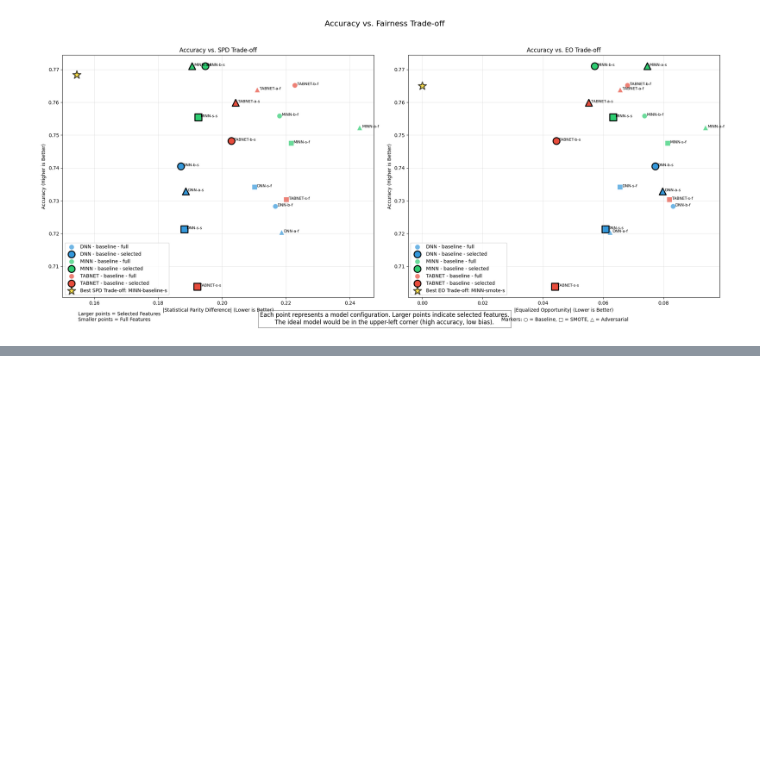
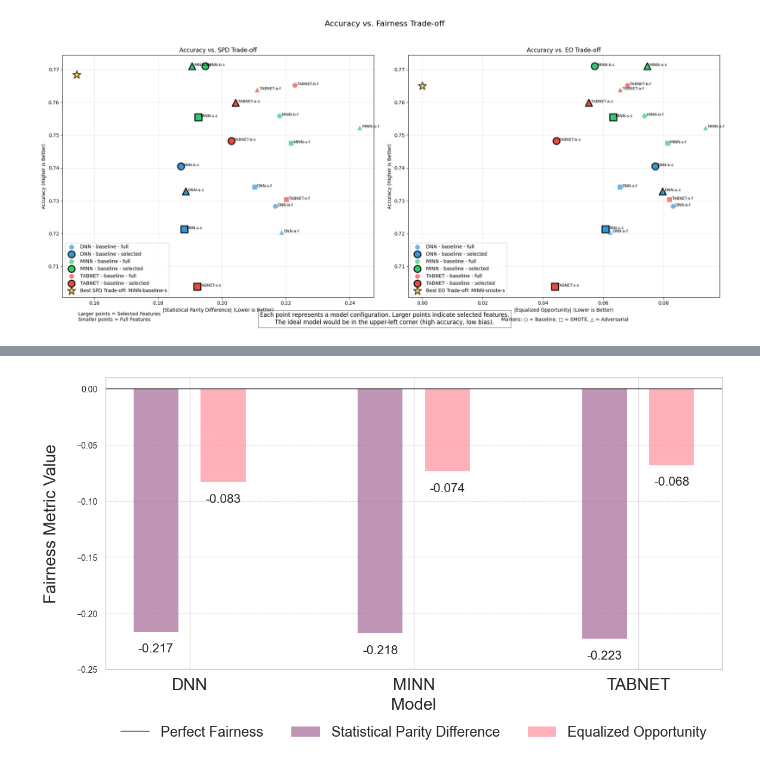
Before and after one commit to Haoze-Z/DSCI531_Group_Project_Student_Dropouts, a Jupyter notebook: new_model.ipynb, the cells around one changed output, grey strips where cells are left out. Cells and saved outputs as stored; diff of their text form; code cells hidden in the pictures; blank space fills up the shorter version.

```diff
--- a/new_model.ipynb
+++ b/new_model.ipynb
@@ -1178,0 +608,80 @@ plt.show()  # Display the plot instead of saving it
+# %%
+# Fairness colors
+FAIRNESS_COLORS = {
+    'SPD': '#af7aa1',    # Purple
+    'EO': '#ff9da7'      # Pink
+}
+
+# Filter for baseline models with full features
+baseline_full = results_df[(results_df['variant'] == 'baseline') &
+                          (results_df['feature_set'] == 'full')]
+
+# Create figure
+plt.figure(figsize=(12, 8))
+
+# Define fairness metrics
+fairness_metrics = ['SPD', 'EO']
+pretty_fairness_labels = ['Statistical Parity Difference', 'Equalized Opportunity']
+
+# Calculate means for each model and fairness metric
+fairness_means = baseline_full.groupby('model')[fairness_metrics].mean()
+
+# Make bar width narrower and adjust positions
+bar_width = 0.2  # Even narrower
+bar_positions = [-0.15, 0.15]  # Move bars further apart
+
+# Plot each fairness metric
+for i, metric in enumerate(fairness_metrics):
+    bars = plt.bar(x + bar_positions[i], fairness_means[metric],
+                  width=bar_width, label=pretty_fairness_labels[i],
+                  color=FAIRNESS_COLORS[metric], alpha=0.8)
+
+    # Add value labels on top/bottom of bars
+    for j, bar in enumerate(bars):
+        value = fairness_means[metric].iloc[j]
+        # Position text above or below bar depending on value
+        if value < 0:
+            va = 'top'
+            offset = -0.01
+        else:
+            va = 'bottom'
+            offset = 0.01
+
+        plt.text(bar.get_x() + bar.get_width() / 2, value + offset,
+                f'{value:.3f}', ha='center', va=va,
+                fontsize=VALUE_LABEL_SIZE)
+
+# Add a horizontal line at y=0 for perfect fairness
+plt.axhline(y=0, color='black', linestyle='-', alpha=0.5, label='Perfect Fairness')
+
+# Add labels and title
+plt.xlabel('Model', fontsize=AXIS_LABEL_SIZE,labelpad=5)
+plt.ylabel('Fairness Metric Value', fontsize=AXIS_LABEL_SIZE)
+# plt.title('Fairness Metrics for Baseline Models (Full Features)', fontsize=TITLE_SIZE)
+plt.xticks(x, [model.upper() for model in fairness_means.index],
+          fontsize=TICK_LABEL_SIZE)
+
+# Move legend outside the plot area to the bottom
+plt.legend(fontsize=17, loc='upper center', bbox_to_anchor=(0.5, -0.15), ncol=3)
+
+# Add grid for better readability
+plt.grid(axis='y', linestyle='--', alpha=0.7)
+
+# Adjust Y-axis limits to leave space at the top
+y_min = min(fairness_means.min().min() * 1.1, -0.25)  # At least -0.25 or 10% below minimum
+plt.ylim(y_min, 0.01)  # Small positive value to have space at the top
+
+'''
+# Add annotation explaining fairness metrics
+plt.figtext(0.5, 0.01,
+           'Statistical Parity Difference (SPD): Negative values indicate bias against females (less likely to be predicted as dropouts)\n'
+           'Equalized Opportunity (EO): Negative values indicate model is better at identifying male dropouts than female dropouts\n'
+           'Values closer to zero indicate more fair predictions.',
+           ha='center', fontsize=10,
+           bbox=dict(facecolor='white', alpha=0.8, boxstyle='round,pad=0.5'))
+'''
+
+plt.tight_layout(rect=[0, 0.15, 1, 0.98])  # Adjust for annotation and legend
+plt.show()
+# %% [output]
+[figure, added]
```
Also changed, not shown: parts of 7 cells of this notebook.
